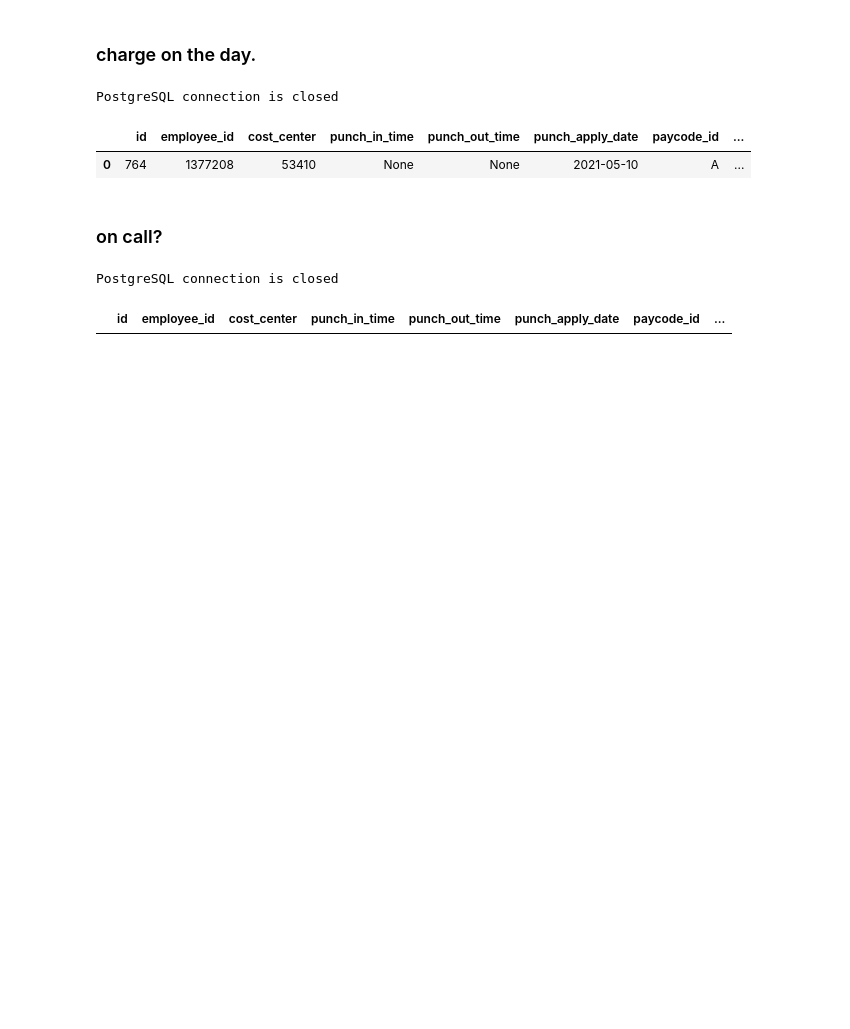
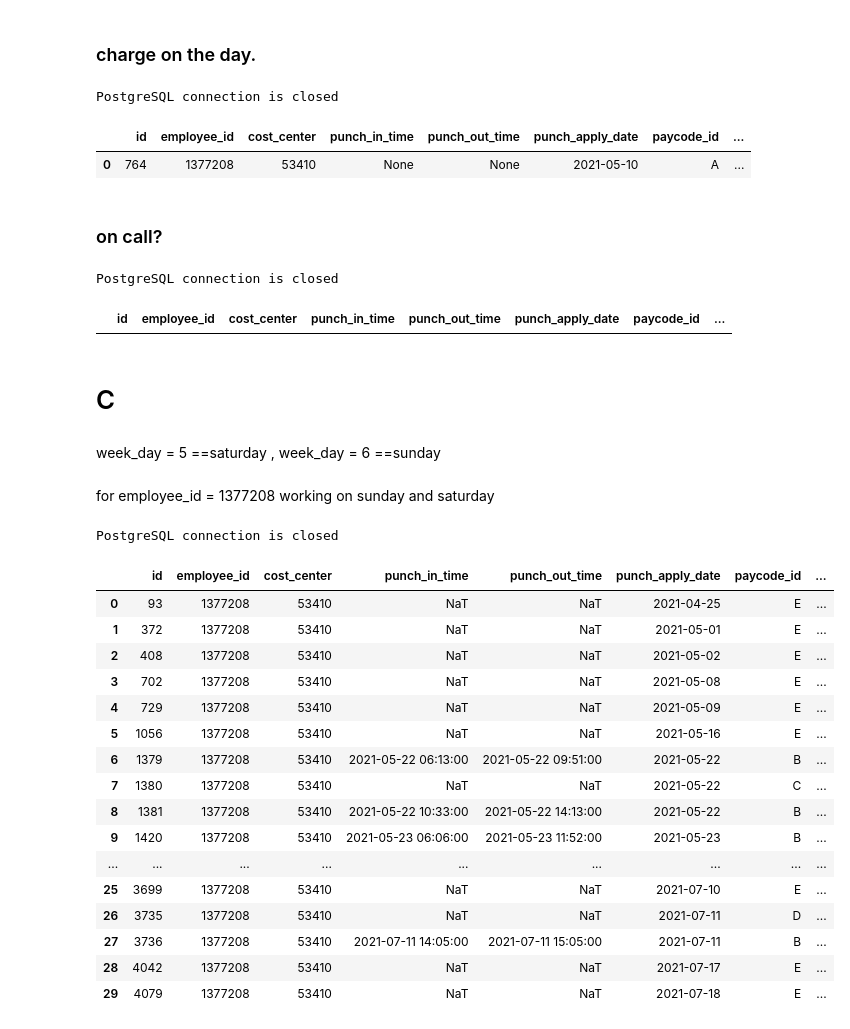
Before and after one commit to callingsandesh/Leapfrog-Assignment, a Jupyter notebook: Data/3rd Week(OLAP Design)/Day1/hospital datawarehouse.ipynb, the cells around one changed output. Cells and saved outputs as stored; diff of their text form; code cells hidden in the pictures; blank space fills up the shorter version.

```diff
--- a/Data/3rd Week(OLAP Design)/Day1/hospital datawarehouse.ipynb
+++ b/Data/3rd Week(OLAP Design)/Day1/hospital datawarehouse.ipynb
@@ -888,3 +889,64 @@ df
 # %% [output]
 PostgreSQL connection is closed
 |  | id | employee_id | cost_center | punch_in_time | punch_out_time | punch_apply_date | paycode_id | ... |
+# %% [markdown]
+# C
+# %% [markdown]
+week_day = 5 ==saturday , week_day = 6 ==sunday
+# %% [markdown]
+for employee_id = 1377208 working on sunday and saturday
+# %%
+try:
+    connection = connect()
+    cursor = connection.cursor()
+
+    query = '''
+
+
+
+    SELECT * FROM
+    attendence a
+    INNER JOIN punch_apply_date p
+        ON a.punch_apply_date = p.date
+    INNER JOIN paycode
+        ON a.paycode_id = paycode.id
+    WHERE a.employee_id=1377208 AND p.week_day IN ('5','6')
+
+    '''
+
+    cursor.execute(query)
+    col = [desc[0] for desc in cursor.description]
+
+    df=pd.DataFrame(columns=col,data=cursor.fetchall())
+except(Exception,psycopg2.Error) as e:
+    print(e)
+    logging.debug("An exception was thrown!", exc_info=True)
+    logging.info("An exception was thrown!", exc_info=True)
+    logging.warning("An exception was thrown!", exc_info=True)
+
+finally:
+    if(connection):
+        cursor.close()
+        connection.close()
+        print('')
+        print("PostgreSQL connection is closed")
+df
+# %% [output]
+PostgreSQL connection is closed
+|  | id | employee_id | cost_center | punch_in_time | punch_out_time | punch_apply_date | paycode_id | ... |
+| 0 | 93 | 1377208 | 53410 | NaT | NaT | 2021-04-25 | E | ... |
+| 1 | 372 | 1377208 | 53410 | NaT | NaT | 2021-05-01 | E | ... |
+| 2 | 408 | 1377208 | 53410 | NaT | NaT | 2021-05-02 | E | ... |
+| 3 | 702 | 1377208 | 53410 | NaT | NaT | 2021-05-08 | E | ... |
+| 4 | 729 | 1377208 | 53410 | NaT | NaT | 2021-05-09 | E | ... |
+| 5 | 1056 | 1377208 | 53410 | NaT | NaT | 2021-05-16 | E | ... |
+| 6 | 1379 | 1377208 | 53410 | 2021-05-22 06:13:00 | 2021-05-22 09:51:00 | 2021-05-22 | B | ... |
+| 7 | 1380 | 1377208 | 53410 | NaT | NaT | 2021-05-22 | C | ... |
+| 8 | 1381 | 1377208 | 53410 | 2021-05-22 10:33:00 | 2021-05-22 14:13:00 | 2021-05-22 | B | ... |
+| 9 | 1420 | 1377208 | 53410 | 2021-05-23 06:06:00 | 2021-05-23 11:52:00 | 2021-05-23 | B | ... |
+| ... | ... | ... | ... | ... | ... | ... | ... | ... |
+| 25 | 3699 | 1377208 | 53410 | NaT | NaT | 2021-07-10 | E | ... |
+| 26 | 3735 | 1377208 | 53410 | NaT | NaT | 2021-07-11 | D | ... |
+| 27 | 3736 | 1377208 | 53410 | 2021-07-11 14:05:00 | 2021-07-11 15:05:00 | 2021-07-11 | B | ... |
+| 28 | 4042 | 1377208 | 53410 | NaT | NaT | 2021-07-17 | E | ... |
+| 29 | 4079 | 1377208 | 53410 | NaT | NaT | 2021-07-18 | E | ... |
```
Also changed, not shown: parts of 13 cells of this notebook.
